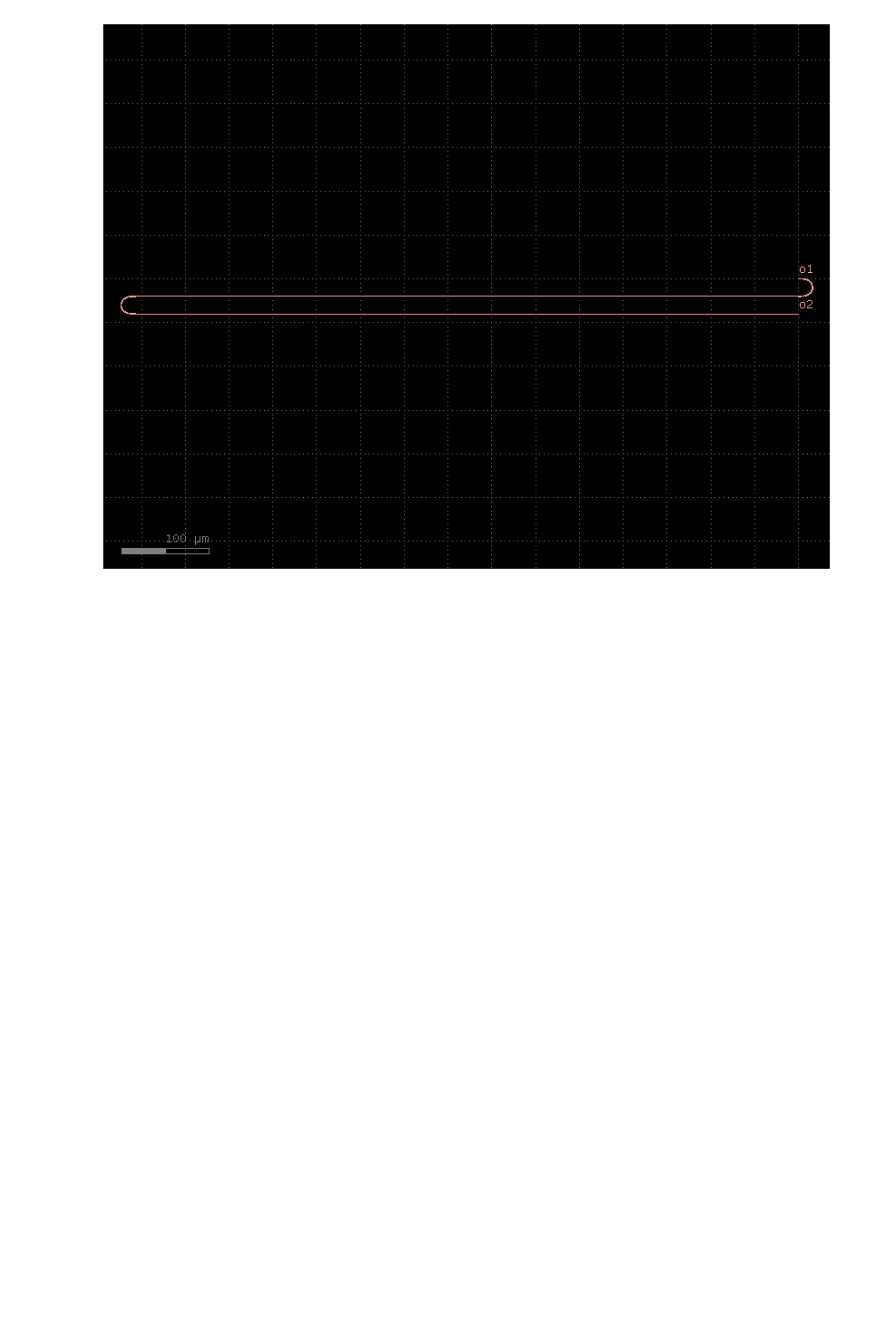
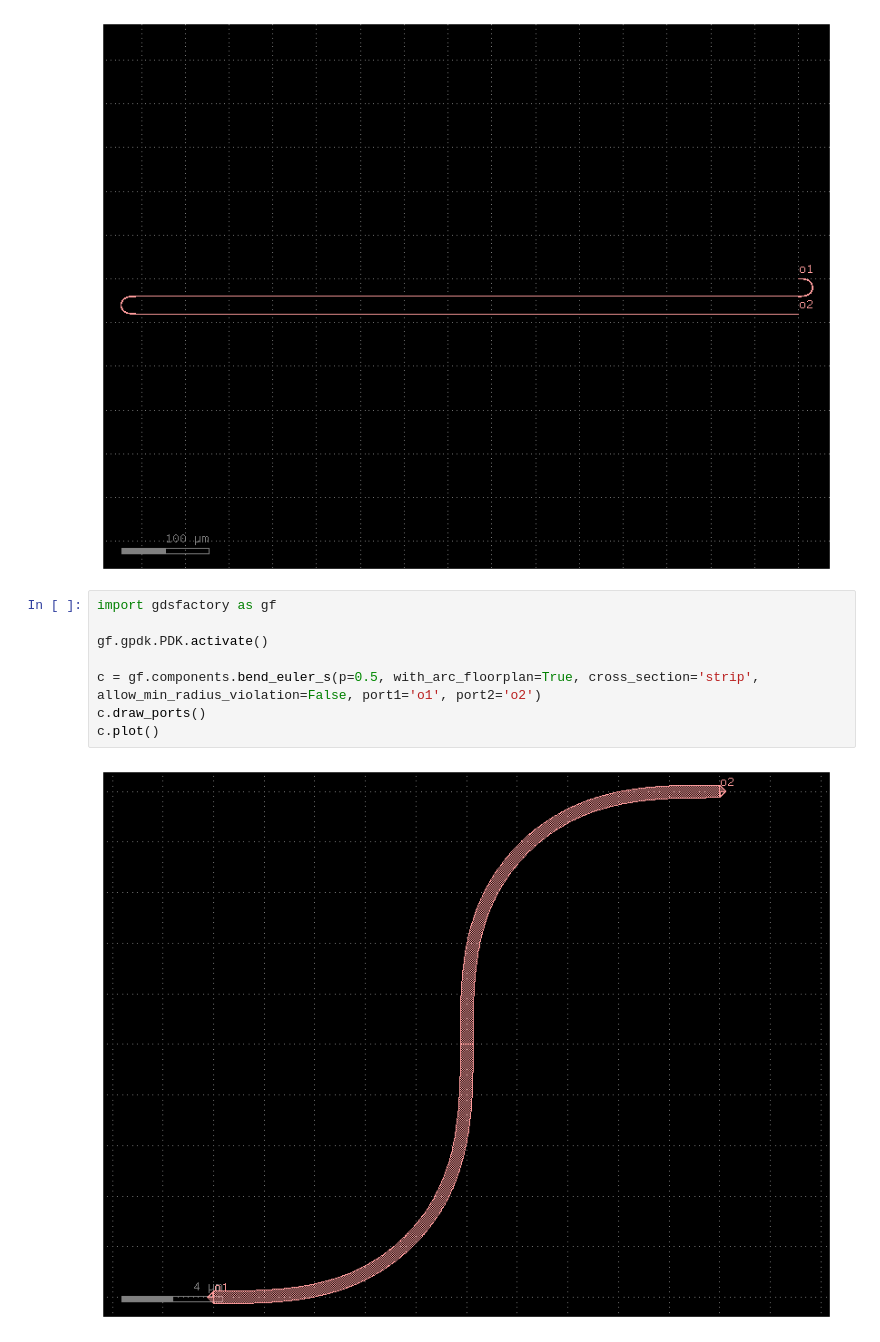
Before and after one commit to mromgar1/pic-upv-lab5-finalproject, a Jupyter notebook: LAYOUT_SOI.ipynb, the cells around one changed output. Cells and saved outputs as stored; diff of their text form; blank space fills up the shorter version.

```diff
--- a/LAYOUT_SOI.ipynb
+++ b/LAYOUT_SOI.ipynb
@@ -264,3 +279,13 @@ c.show()
 # %% [output]
 2026-05-09 13:20:30.419 | INFO     | kfactory.kcell:show:3979 - klive v0.4.1: Opened file '/home/maria_romero/pic-upv-lab5-finalproject/build/oas/2940406030.oas'
 [figure]
+# %%
+import gdsfactory as gf
+
+gf.gpdk.PDK.activate()
+
+c = gf.components.bend_euler_s(p=0.5, with_arc_floorplan=True, cross_section='strip', allow_min_radius_violation=False, port1='o1', port2='o2')
+c.draw_ports()
+c.plot()
+# %% [output]
+[figure, added]
```
Also changed, not shown: parts of 2 cells of this notebook.
